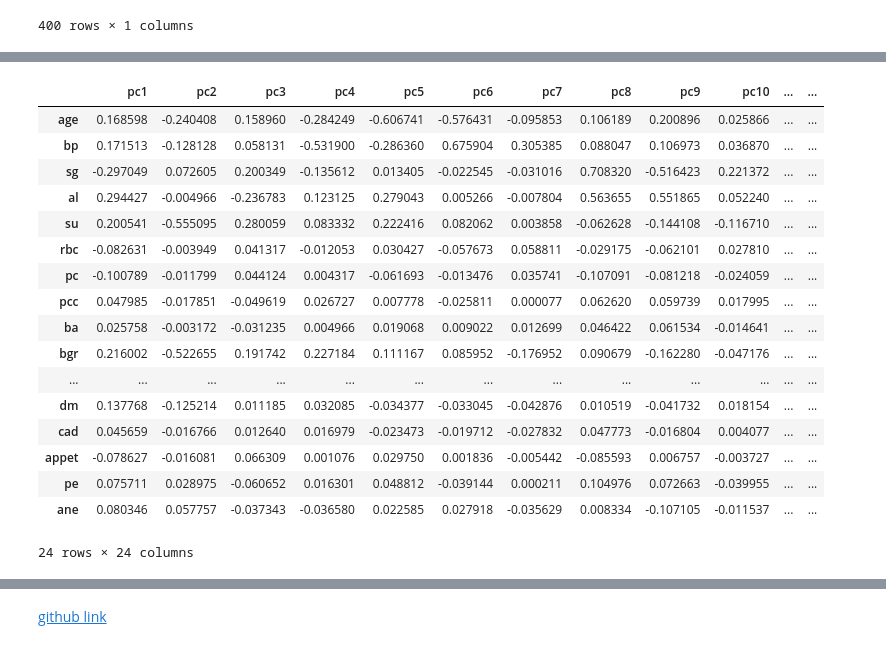
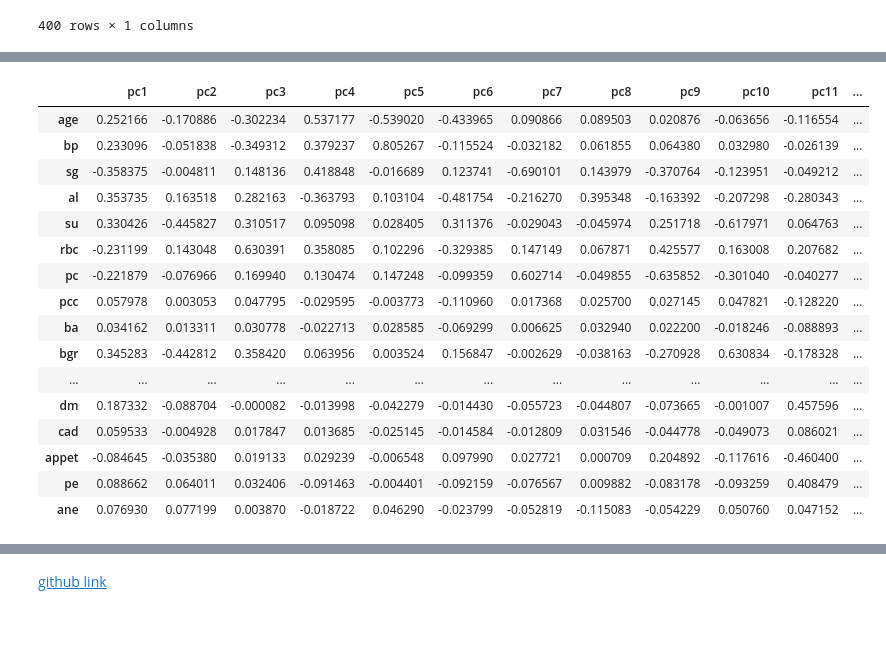
Before and after one commit to Zichuan66/Assignment-3, a Jupyter notebook: assignment6.ipynb, the cells around one changed output, grey strips where cells are left out. Saved outputs shown, nothing was run; the diff lists cells and outputs as text; code cells hidden in the pictures.

```diff
--- a/assignment6.ipynb
+++ b/assignment6.ipynb
@@ -410,6 +412,9 @@ print(X_reg)
 # %%
+from sklearn.impute import KNNImputer
+
+X_new = X_reg.drop(columns=bigm)
 imputer = KNNImputer(n_neighbors=5)
-X_imputed = pd.DataFrame(imputer.fit_transform(X_reg), columns=X_reg.columns)
-X_imputed.head()
-X_imputed.isna().sum()
+X_new = pd.DataFrame(imputer.fit_transform(X_new), columns=X_new.columns)
+X_new.isna().sum()
+X_new
 # %% [output]
@@ -450,0 +456,4 @@ outlier analysis
+# %%
+X_new = pd.DataFrame(X_new, columns=['age', 'bp', 'sg', 'al', 'su'])
+X_new = X_new[(X_new <= 6).all(axis=1)]
+X_new.describe()
@@ -828,5 +809,7 @@ from matplotlib import cm  # Import colormap directly from matplotlib.cm
 # %%
+y['class'] = y["class"].astype('category').cat.codes
+
 km1 = KMeans(n_clusters=2, n_init=20, random_state=0)
-km1.fit(y)
+km1.fit(X_new)
 km1.labels_
 # %% [output]
@@ -931,30 +919,28 @@ array([0, 0, 0, 0, 0, 0, 0, 0, 0, 0, 0, 0, 0, 0, 0, 0, 0, 0, 0, 0, 0, 0,
 # %%
 #we have to do PCA
 pca_X = PCA()
-X = pd.DataFrame(X_imputed, X_imputed.index, X_imputed.columns)
+X = pd.DataFrame(X_new, X_new.index, X_new.columns)
 # %%
-pca_loading = pd.DataFrame(pca_X.fit(X).components_.T, index=X_imputed.columns, columns=[['pc1', 'pc2', 'pc3', 'pc4', 'pc5', 'pc6', 'pc7', 'pc8', 'pc9', 'pc10',
-            'pc11', 'pc12', 'pc13', 'pc14', 'pc15', 'pc16', 'pc17', 'pc18', 'pc19', 'pc20',
-            'pc21', 'pc22', 'pc23', 'pc24']])
+pca_loading = pd.DataFrame(pca_X.fit(X).components_.T, index=X_new.columns, columns=[['pc1', 'pc2', 'pc3', 'pc4', 'pc5', 'pc6', 'pc7', 'pc8', 'pc9', 'pc10',
+            'pc11', 'pc12', 'pc13', 'pc14', 'pc15', 'pc16', 'pc17', 'pc18']])
 pca_loading
 # %% [output]
-|  | pc1 | pc2 | pc3 | pc4 | pc5 | pc6 | pc7 | pc8 | pc9 | pc10 | ... | ... |
-| age | 0.168598 | -0.240408 | 0.158960 | -0.284249 | -0.606741 | -0.576431 | -0.095853 | 0.106189 | 0.200896 | 0.025866 | ... | ... |
-| bp | 0.171513 | -0.128128 | 0.058131 | -0.531900 | -0.286360 | 0.675904 | 0.305385 | 0.088047 | 0.106973 | 0.036870 | ... | ... |
-| sg | -0.297049 | 0.072605 | 0.200349 | -0.135612 | 0.013405 | -0.022545 | -0.031016 | 0.708320 | -0.516423 | 0.221372 | ... | ... |
-| al | 0.294427 | -0.004966 | -0.236783 | 0.123125 | 0.279043 | 0.005266 | -0.007804 | 0.563655 | 0.551865 | 0.052240 | ... | ... |
-| su | 0.200541 | -0.555095 | 0.280059 | 0.083332 | 0.222416 | 0.082062 | 0.003858 | -0.062628 | -0.144108 | -0.116710 | ... | ... |
-| rbc | -0.082631 | -0.003949 | 0.041317 | -0.012053 | 0.030427 | -0.057673 | 0.058811 | -0.029175 | -0.062101 | 0.027810 | ... | ... |
-| pc | -0.100789 | -0.011799 | 0.044124 | 0.004317 | -0.061693 | -0.013476 | 0.035741 | -0.107091 | -0.081218 | -0.024059 | ... | ... |
-| pcc | 0.047985 | -0.017851 | -0.049619 | 0.026727 | 0.007778 | -0.025811 | 0.000077 | 0.062620 | 0.059739 | 0.017995 | ... | ... |
-| ba | 0.025758 | -0.003172 | -0.031235 | 0.004966 | 0.019068 | 0.009022 | 0.012699 | 0.046422 | 0.061534 | -0.014641 | ... | ... |
-| bgr | 0.216002 | -0.522655 | 0.191742 | 0.227184 | 0.111167 | 0.085952 | -0.176952 | 0.090679 | -0.162280 | -0.047176 | ... | ... |
+|  | pc1 | pc2 | pc3 | pc4 | pc5 | pc6 | pc7 | pc8 | pc9 | pc10 | pc11 | ... |
+| age | 0.252166 | -0.170886 | -0.302234 | 0.537177 | -0.539020 | -0.433965 | 0.090866 | 0.089503 | 0.020876 | -0.063656 | -0.116554 | ... |
+| bp | 0.233096 | -0.051838 | -0.349312 | 0.379237 | 0.805267 | -0.115524 | -0.032182 | 0.061855 | 0.064380 | 0.032980 | -0.026139 | ... |
+| sg | -0.358375 | -0.004811 | 0.148136 | 0.418848 | -0.016689 | 0.123741 | -0.690101 | 0.143979 | -0.370764 | -0.123951 | -0.049212 | ... |
+| al | 0.353735 | 0.163518 | 0.282163 | -0.363793 | 0.103104 | -0.481754 | -0.216270 | 0.395348 | -0.163392 | -0.207298 | -0.280343 | ... |
+| su | 0.330426 | -0.445827 | 0.310517 | 0.095098 | 0.028405 | 0.311376 | -0.029043 | -0.045974 | 0.251718 | -0.617971 | 0.064763 | ... |
+| rbc | -0.231199 | 0.143048 | 0.630391 | 0.358085 | 0.102296 | -0.329385 | 0.147149 | 0.067871 | 0.425577 | 0.163008 | 0.207682 | ... |
+| pc | -0.221879 | -0.076966 | 0.169940 | 0.130474 | 0.147248 | -0.099359 | 0.602714 | -0.049855 | -0.635852 | -0.301040 | -0.040277 | ... |
+| pcc | 0.057978 | 0.003053 | 0.047795 | -0.029595 | -0.003773 | -0.110960 | 0.017368 | 0.025700 | 0.027145 | 0.047821 | -0.128220 | ... |
+| ba | 0.034162 | 0.013311 | 0.030778 | -0.022713 | 0.028585 | -0.069299 | 0.006625 | 0.032940 | 0.022200 | -0.018246 | -0.088893 | ... |
+| bgr | 0.345283 | -0.442812 | 0.358420 | 0.063956 | 0.003524 | 0.156847 | -0.002629 | -0.038163 | -0.270928 | 0.630834 | -0.178328 | ... |
 | ... | ... | ... | ... | ... | ... | ... | ... | ... | ... | ... | ... | ... |
-| dm | 0.137768 | -0.125214 | 0.011185 | 0.032085 | -0.034377 | -0.033045 | -0.042876 | 0.010519 | -0.041732 | 0.018154 | ... | ... |
-| cad | 0.045659 | -0.016766 | 0.012640 | 0.016979 | -0.023473 | -0.019712 | -0.027832 | 0.047773 | -0.016804 | 0.004077 | ... | ... |
-| appet | -0.078627 | -0.016081 | 0.066309 | 0.001076 | 0.029750 | 0.001836 | -0.005442 | -0.085593 | 0.006757 | -0.003727 | ... | ... |
-| pe | 0.075711 | 0.028975 | -0.060652 | 0.016301 | 0.048812 | -0.039144 | 0.000211 | 0.104976 | 0.072663 | -0.039955 | ... | ... |
-| ane | 0.080346 | 0.057757 | -0.037343 | -0.036580 | 0.022585 | 0.027918 | -0.035629 | 0.008334 | -0.107105 | -0.011537 | ... | ... |
+| dm | 0.187332 | -0.088704 | -0.000082 | -0.013998 | -0.042279 | -0.014430 | -0.055723 | -0.044807 | -0.073665 | -0.001007 | 0.457596 | ... |
+| cad | 0.059533 | -0.004928 | 0.017847 | 0.013685 | -0.025145 | -0.014584 | -0.012809 | 0.031546 | -0.044778 | -0.049073 | 0.086021 | ... |
+| appet | -0.084645 | -0.035380 | 0.019133 | 0.029239 | -0.006548 | 0.097990 | 0.027721 | 0.000709 | 0.204892 | -0.117616 | -0.460400 | ... |
+| pe | 0.088662 | 0.064011 | 0.032406 | -0.091463 | -0.004401 | -0.092159 | -0.076567 | 0.009882 | -0.083178 | -0.093259 | 0.408479 | ... |
+| ane | 0.076930 | 0.077199 | 0.003870 | -0.018722 | 0.046290 | -0.023799 | -0.052819 | -0.115083 | -0.054229 | 0.050760 | 0.047152 | ... |
-24 rows × 24 columns
 # %%
 pc_scores = pd.DataFrame(pca_X.fit_transform(X), columns=['pc1', 'pc2', 'pc3', 'pc4', 'pc5', 'pc6', 'pc7', 'pc8', 'pc9', 'pc10',
```
Also changed, not shown: parts of 138 cells of this notebook.
